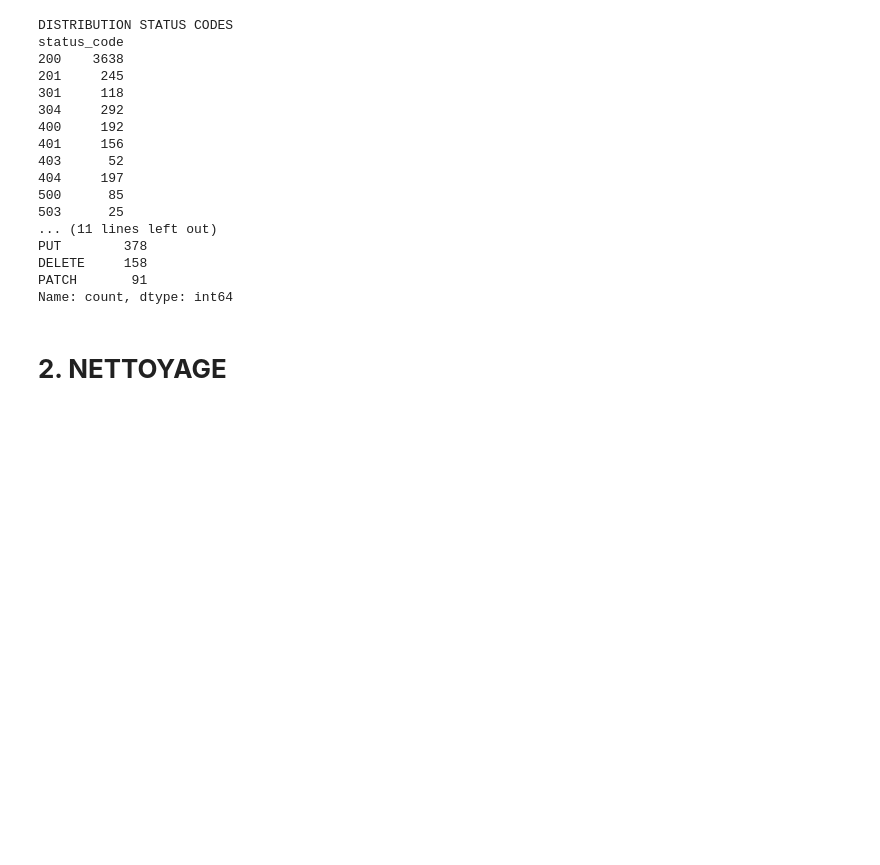
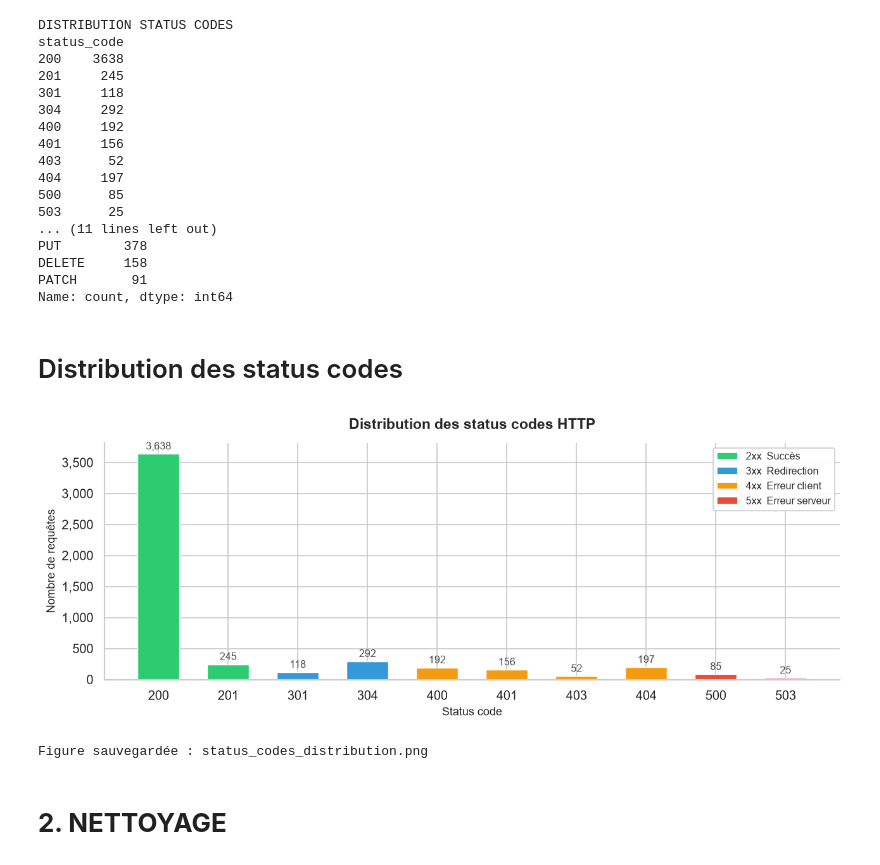
Before and after one commit to majda-soussia/Api-anomaly-detection, a Jupyter notebook: etl.ipynb, the cells around one changed output. Saved outputs shown, nothing was run; the diff lists cells and outputs as text; code cells hidden in the pictures; blank space fills up the shorter version.

Commit message:
Add ETL analysis and visualizations

```diff
--- a/etl.ipynb
+++ b/etl.ipynb
@@ -1,6 +1,17 @@
 # %%
+
+import matplotlib
 import pandas as pd
 import numpy as np
+import matplotlib.pyplot as plt
+import matplotlib.ticker as mticker
+import seaborn as sns
+from matplotlib.patches import Patch
+# ── Style global ──────────────────────────────────────────────
+sns.set_theme(style="whitegrid", palette="muted")
+plt.rcParams["figure.dpi"] = 130
+plt.rcParams["axes.spines.top"]   = False
+plt.rcParams["axes.spines.right"] = False
 # %% [markdown]
 # Import Data
 # %%
@@ -71,6 +82,51 @@ PUT        378
 DELETE     158
 PATCH       91
 Name: count, dtype: int64
+# %% [markdown]
+#  Distribution des status codes
+# %%
+df = df_raw.copy()
+status_counts = df["status_code"].value_counts().sort_index()
+
+# Palette par famille
+def status_color(code):
+    if 200 <= code <= 299: return "#2ecc71"   # vert
+    if 300 <= code <= 399: return "#3498db"   # bleu
+    if 400 <= code <= 499: return "#f39c12"   # orange
+    if 500 <= code <= 599: return "#e74c3c"   # rouge
+    return "#95a5a6"
+
+colors = [status_color(c) for c in status_counts.index]
+
+fig, ax = plt.subplots(figsize=(10, 4))
+bars = ax.bar(status_counts.index.astype(str), status_counts.values,
+              color=colors, width=0.6, edgecolor="white", linewidth=0.8)
+
+# Annotations de valeur sur chaque barre
+for bar, val in zip(bars, status_counts.values):
+    ax.text(bar.get_x() + bar.get_width() / 2, bar.get_height() + max(status_counts)*0.01,
+            f"{val:,}", ha="center", va="bottom", fontsize=9, color="#444")
+
+ax.set_title("Distribution des status codes HTTP", fontsize=13, fontweight="bold", pad=12)
+ax.set_xlabel("Status code", fontsize=10)
+ax.set_ylabel("Nombre de requêtes", fontsize=10)
+ax.yaxis.set_major_formatter(mticker.FuncFormatter(lambda x, _: f"{int(x):,}"))
+
+legend_elements = [
+    Patch(facecolor="#2ecc71", label="2xx  Succès"),
+    Patch(facecolor="#3498db", label="3xx  Redirection"),
+    Patch(facecolor="#f39c12", label="4xx  Erreur client"),
+    Patch(facecolor="#e74c3c", label="5xx  Erreur serveur"),
+]
+ax.legend(handles=legend_elements, loc="upper right", framealpha=0.9, fontsize=9)
+
+plt.tight_layout()
+plt.savefig("status_codes_distribution.png", bbox_inches="tight")
+plt.show()
+print("Figure sauvegardée : status_codes_distribution.png")
+# %% [output]
+[figure, added]
+Figure sauvegardée : status_codes_distribution.png
 # %% [markdown]
 # **2. NETTOYAGE**
 # %%
```
Also changed, not shown: parts of 7 cells of this notebook, 4 other files.
